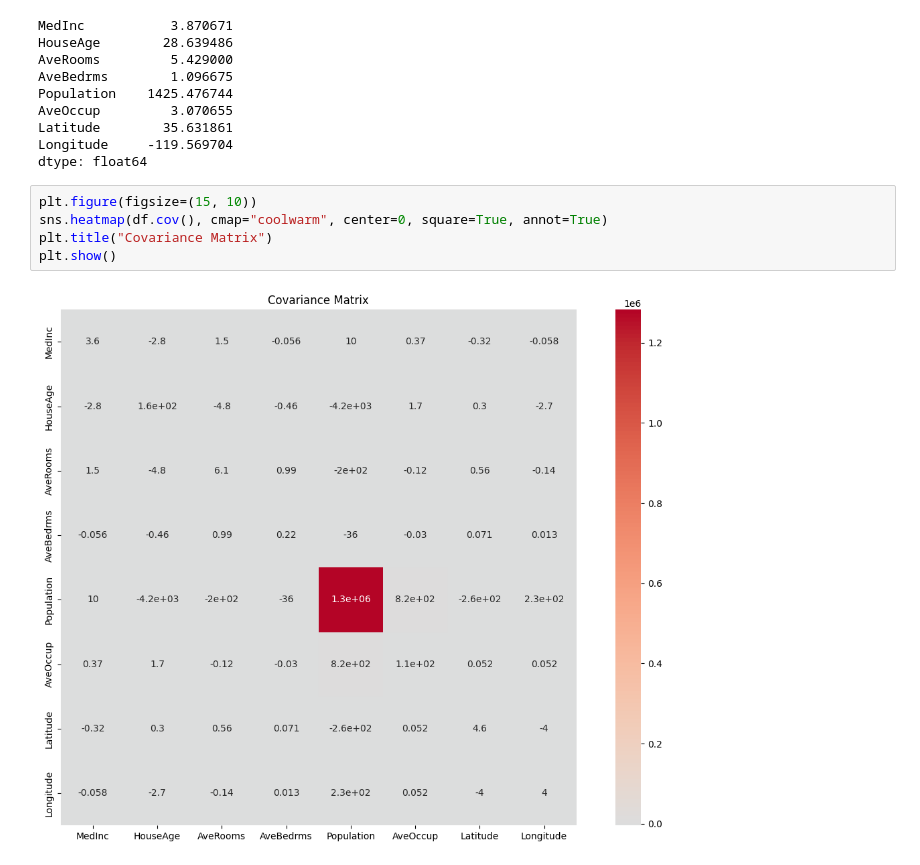
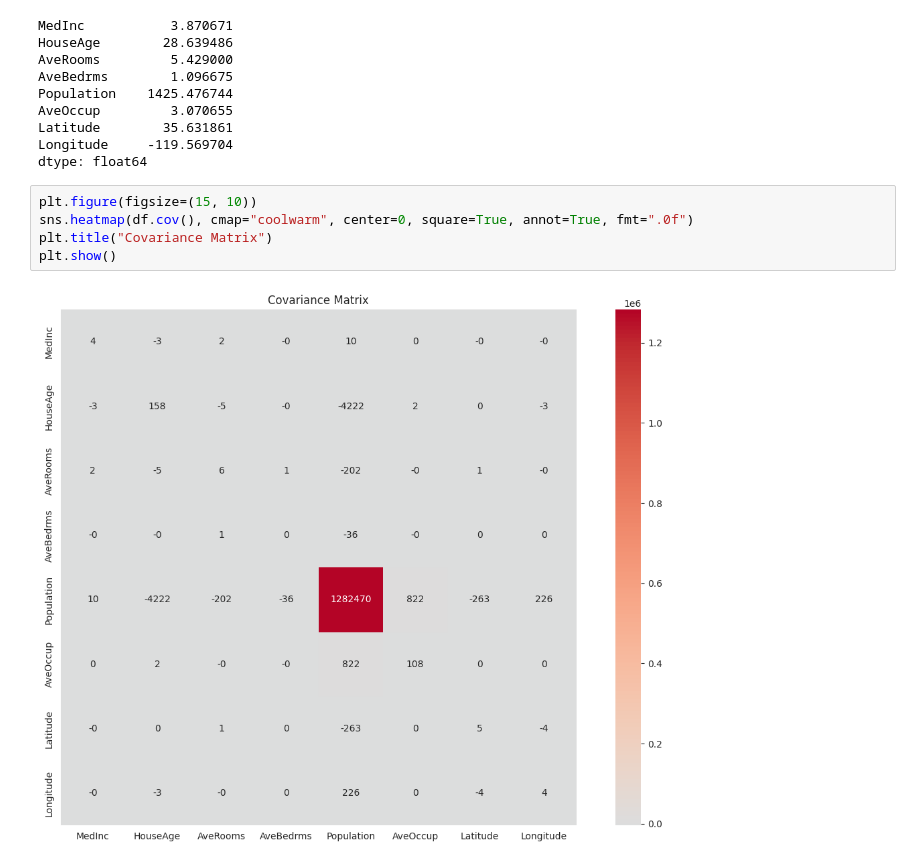
Before and after one commit to Mohammadrzn/maktab-HW, a Jupyter notebook: HW_06_Rezanejad/HW_06_Rezanejad_Q1.ipynb, the cells around one changed output. Cells and saved outputs as stored; diff of their text form.

```diff
--- a/HW_06_Rezanejad/HW_06_Rezanejad_Q1.ipynb
+++ b/HW_06_Rezanejad/HW_06_Rezanejad_Q1.ipynb
@@ -53,11 +53,11 @@ Longitude     -119.569704
 dtype: float64
 # %%
 plt.figure(figsize=(15, 10))
-sns.heatmap(df.cov(), cmap="coolwarm", center=0, square=True, annot=True)
+sns.heatmap(df.cov(), cmap="coolwarm", center=0, square=True, annot=True, fmt=".0f")
 plt.title("Covariance Matrix")
 plt.show()
 # %% [output]
-[figure, old version]
+[figure, new version]
 # %%
 plt.figure(figsize=(15, 10))
 sns.heatmap(df.corr(), cmap="coolwarm", center=0, square=True, annot=True)
```
Also changed, not shown: parts of 1 cell of this notebook.
